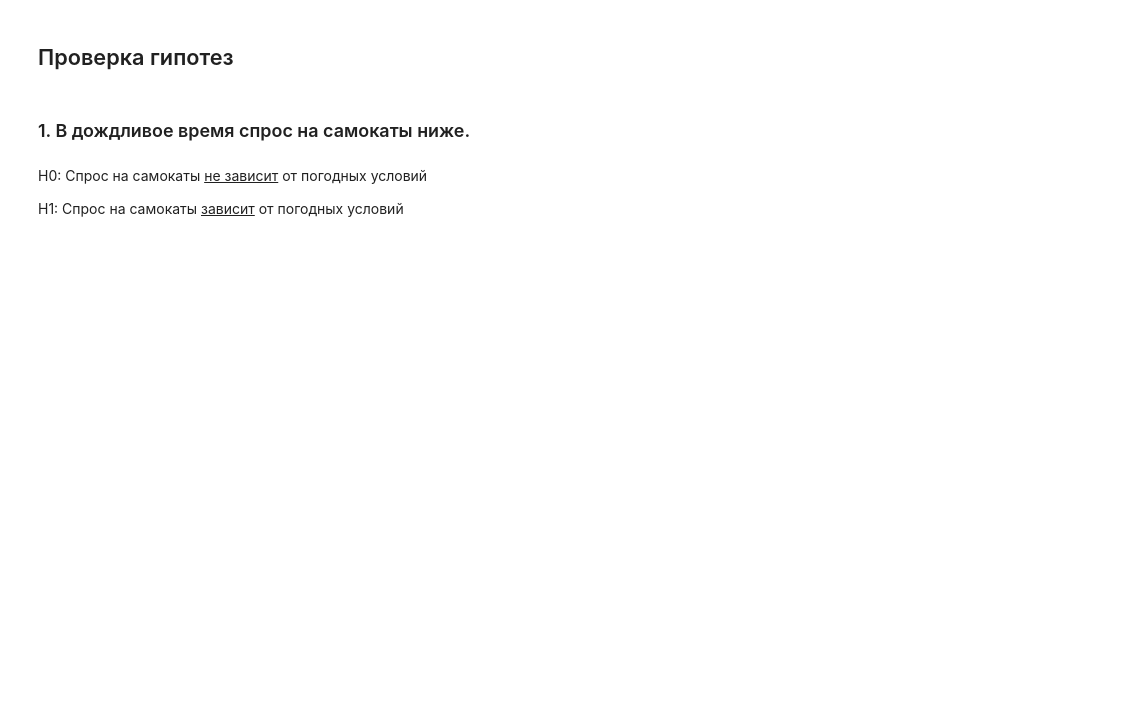
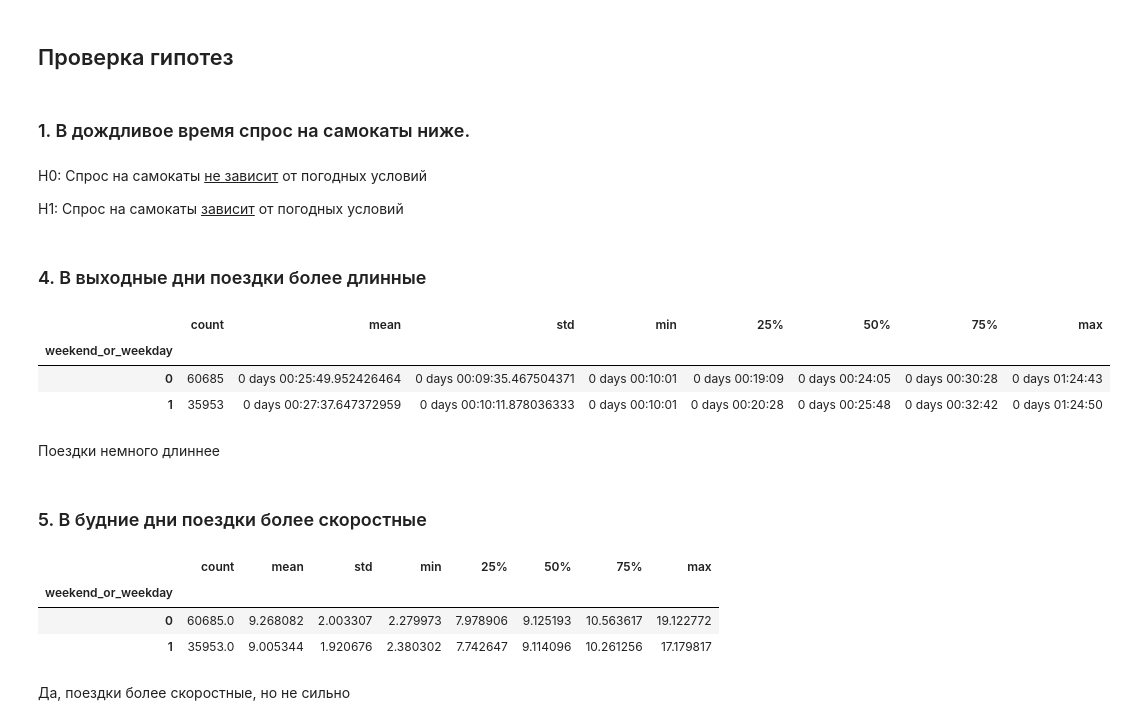
Before and after one commit to PavelFr8/Data-Scooters, a Jupyter notebook: project.ipynb, the cells around one changed output. Cells and saved outputs as stored; diff of their text form; code cells hidden in the pictures; blank space fills up the shorter version.

```diff
--- a/project.ipynb
+++ b/project.ipynb
@@ -380,0 +442,20 @@ H1: Спрос на самокаты <u>зависит</u> от погодных
+# %% [markdown]
+### 4. В выходные дни поездки более длинные
+# %%
+data = pd.read_csv('rides_&_weather.csv', parse_dates=['start_date', 'end_date', 'datetime'])
+# %%
+data['dt'] = data['end_date'] - data['start_date']
+# %%
+data['week'] = data['datetime'].dt.weekday
+data['weekend_or_weekday'] = data['week'].apply(lambda x: 1 if x >= 5 else 0)
+# %%
+data[['weekend_or_weekday', 'dt']].groupby(data['weekend_or_weekday'])['dt'].describe()
+# %% [output]
+|  | count | mean | std | min | 25% | 50% | 75% | max |
+| weekend_or_weekday |  |  |  |  |  |  |  |  |
+| 0 | 60685 | 0 days 00:25:49.952426464 | 0 days 00:09:35.467504371 | 0 days 00:10:01 | 0 days 00:19:09 | 0 days 00:24:05 | 0 days 00:30:28 | 0 days 01:24:43 |
+| 1 | 35953 | 0 days 00:27:37.647372959 | 0 days 00:10:11.878036333 | 0 days 00:10:01 | 0 days 00:20:28 | 0 days 00:25:48 | 0 days 00:32:42 | 0 days 01:24:50 |
+# %% [markdown]
+Поездки немного длиннее
+# %% [markdown]
+### 5. В будние дни поездки более скоростные
@@ -380,0 +475,9 @@ H1: Спрос на самокаты <u>зависит</u> от погодных
+# %%
+data[['weekend_or_weekday', 'average_speed']].groupby(data['weekend_or_weekday'])['average_speed'].describe()
+# %% [output]
+|  | count | mean | std | min | 25% | 50% | 75% | max |
+| weekend_or_weekday |  |  |  |  |  |  |  |  |
+| 0 | 60685.0 | 9.268082 | 2.003307 | 2.279973 | 7.978906 | 9.125193 | 10.563617 | 19.122772 |
+| 1 | 35953.0 | 9.005344 | 1.920676 | 2.380302 | 7.742647 | 9.114096 | 10.261256 | 17.179817 |
+# %% [markdown]
+Да, поездки более скоростные, но не сильно
```
Also changed, not shown: parts of 30 cells of this notebook.
